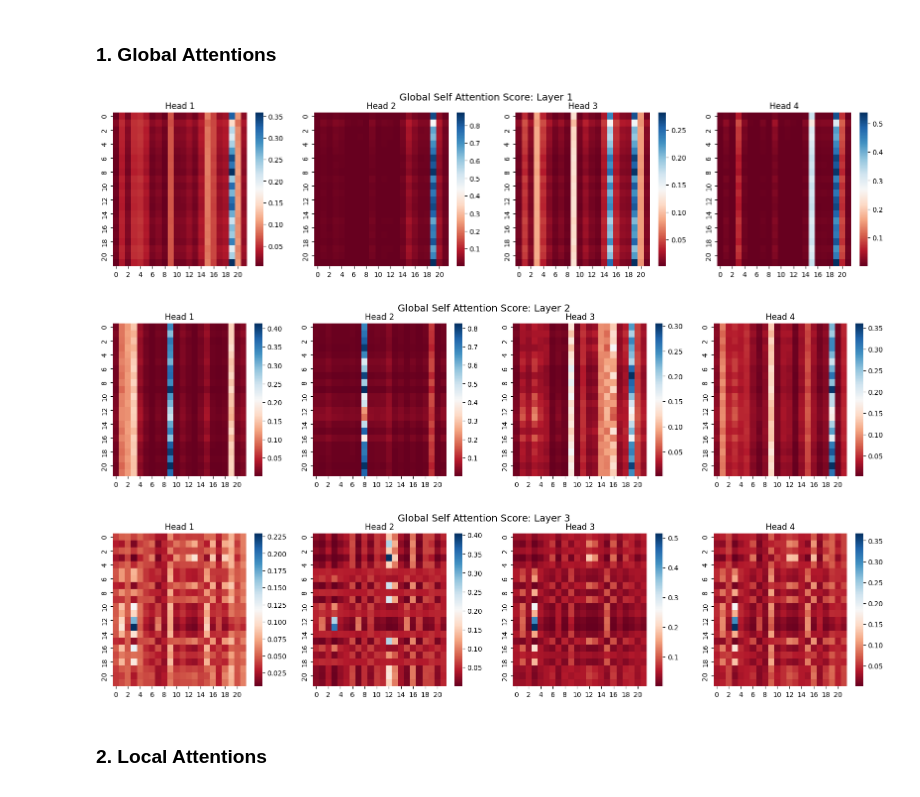
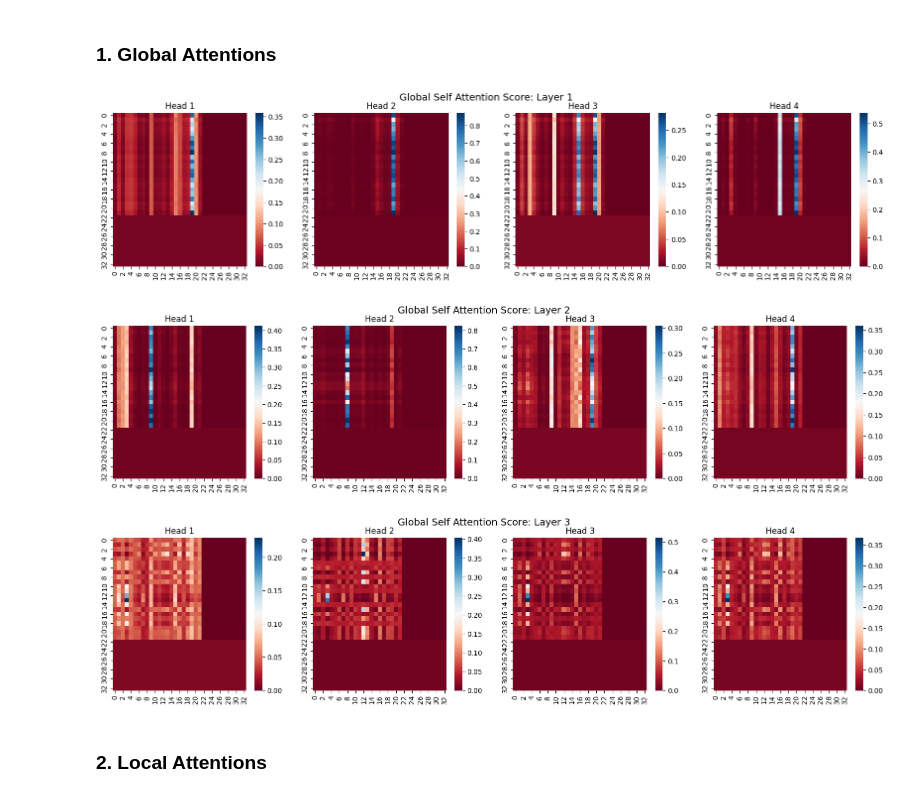
Before and after one commit to RayGone/SentimentAnalysis, a Jupyter notebook: Experiments/Transformer/Transformer_4_SA.ipynb, the cells around one changed output. Cells and saved outputs as stored; diff of their text form; code cells hidden in the pictures.

```diff
--- a/Experiments/Transformer/Transformer_4_SA.ipynb
+++ b/Experiments/Transformer/Transformer_4_SA.ipynb
@@ -499,26 +499,28 @@ Actual Context Length 22
 # %%
 import math
 import seaborn as sns
 
 nLayer = model.num_layers
 nHead = model.encoder.gsa_enc_layers[0].self_attention.attention_score.shape[1] ## attention_score[nBatch][nHead]
+
+attention_span = context_size + int(context_size/2)
 
 cols = 4
 rows= math.ceil(nHead/cols) if nHead > cols else 1
 for i in range(nLayer):
   fig = plt.figure(figsize=[5*cols, 4*rows])
   fig.suptitle('Global Self Attention Score: Layer {}'.format(i+1), fontsize=14)
   index = 1
   for j in range(nHead):
     ax = fig.add_subplot(rows,cols,index)
     ax.set_title("Head {}".format(j+1))
-    sns.heatmap(model.encoder.gsa_enc_layers[i].self_attention.attention_score[0][j][:context_size,:context_size],ax=ax,cmap="RdBu")
+    sns.heatmap(model.encoder.gsa_enc_layers[i].self_attention.attention_score[0][j][:attention_span,:attention_span],ax=ax,cmap="RdBu")
     index+=1
   plt.show()
 # %% [output]
-[figure, old version]
+[figure, new version]
-[figure, old version]
+[figure, new version]
-[figure, old version]
+[figure, new version]
 # %% [markdown]
 ### 2. Local Attentions
 # %%
```
